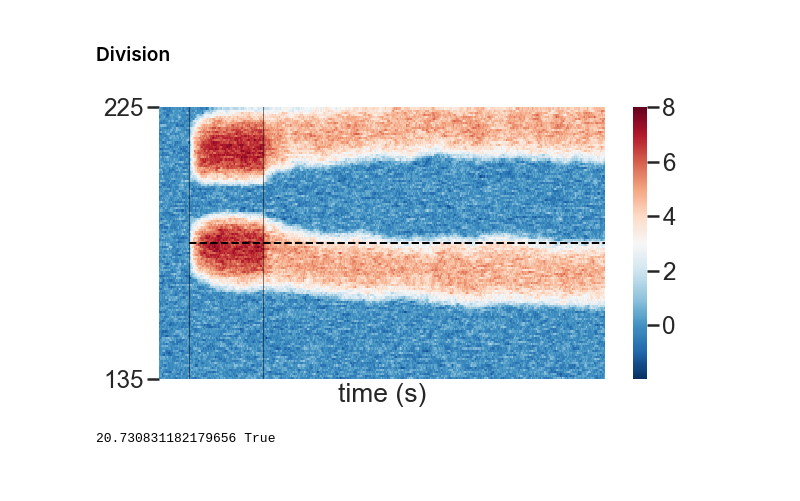
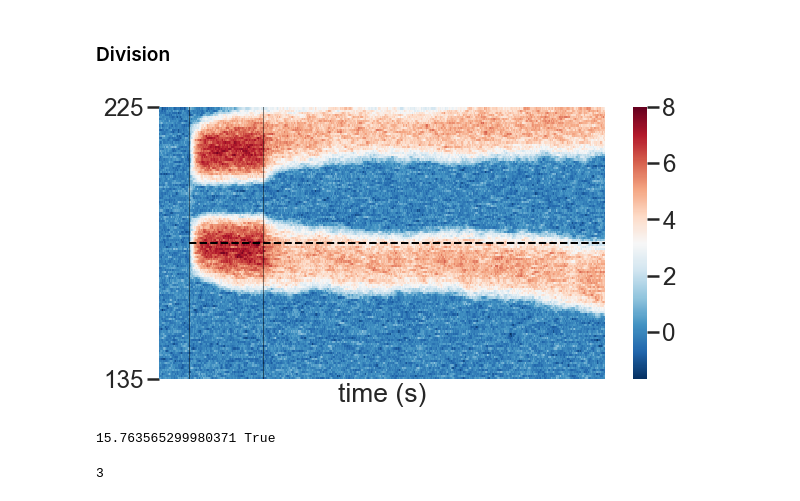
Before and after one commit to davidbestue/bump_att_misd, a Jupyter notebook: analysis_misd.ipynb, the cells around one changed output. Saved outputs shown, nothing was run; the diff lists cells and outputs as text; code cells hidden in the pictures.

```diff
--- a/analysis_misd.ipynb
+++ b/analysis_misd.ipynb
@@ -86,14 +89,19 @@ Mean abs bias: 158.73, detected: 30.0%
 # %%
 an = model(totalTime=1500, targ_onset=100, angle_target_i=180, presentation_period=250, angle_separation=30, tauE=9, tauI=4,
            n_stims=2, I0E=0.1, I0I=0.5, GEE=0.025, GEI=0.019, GIE=0.01 , GII=0.1, sigE=1.1, sigI=1.9, kappa_E=300, kappa_I=30,
            kappa_stim=75, N=512, plot_connectivity=False, plot_rate=False, plot_hm=True , plot_fit=False)
 
-abs_180_bias = abs(an[2]) ## 180-decode_rE(RE) measured that way
-active = an[3]
+abs_180_bias = an[0] ## 180-decode_rE(RE) measured that way
+active = an[2]
+n_bumps=an[8]
 print(abs_180_bias, active)
 # %% [output]
-[figure, old version]
+[figure, new version]
-20.730831182179656 True
+15.763565299980371 True
+# %%
+an[8]
+# %% [output]
+3
 # %%
 #Hundred simulations
 bias_division=[]
```
Also changed, not shown: parts of 1 cell of this notebook, 1 other file.
